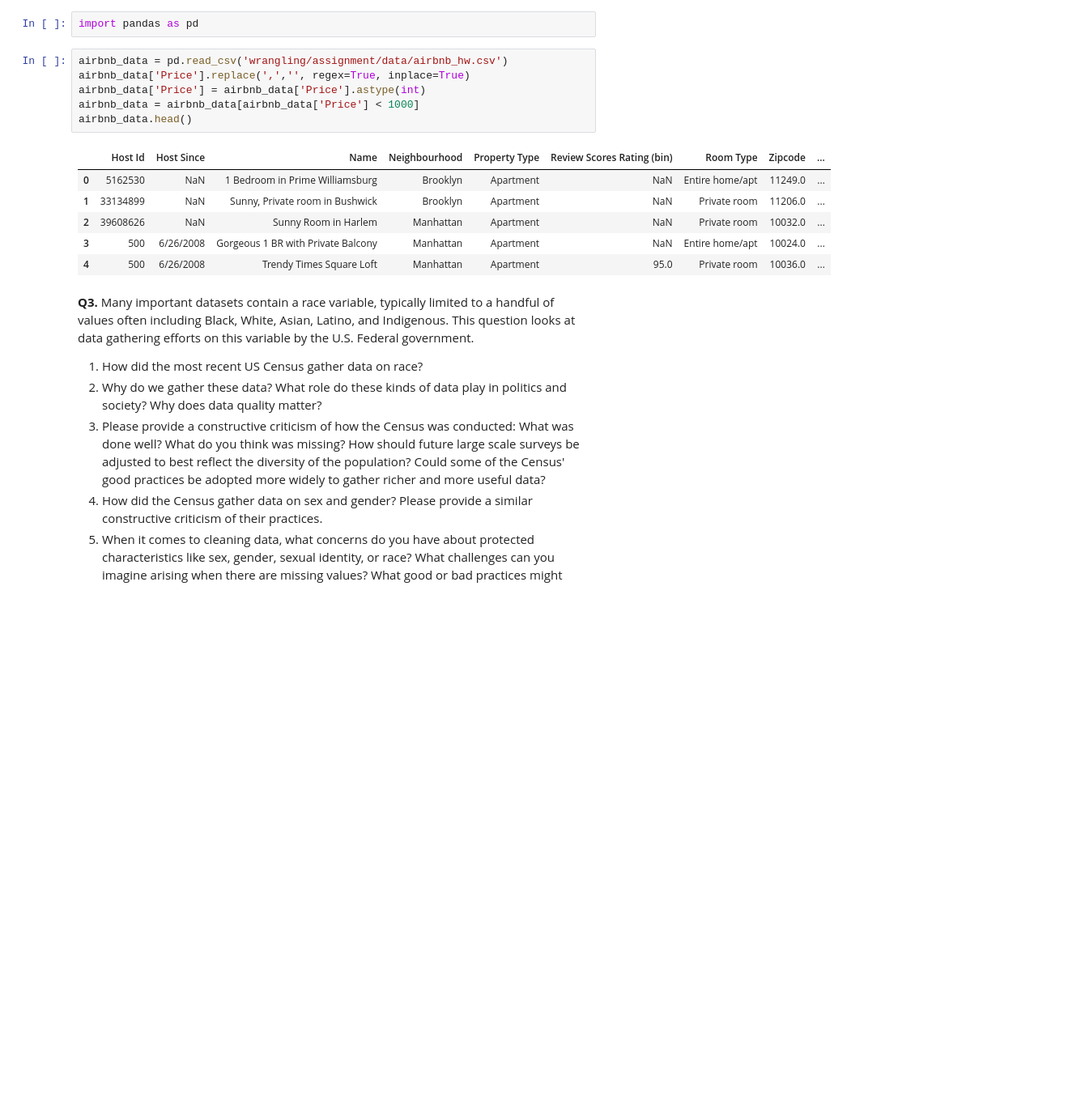
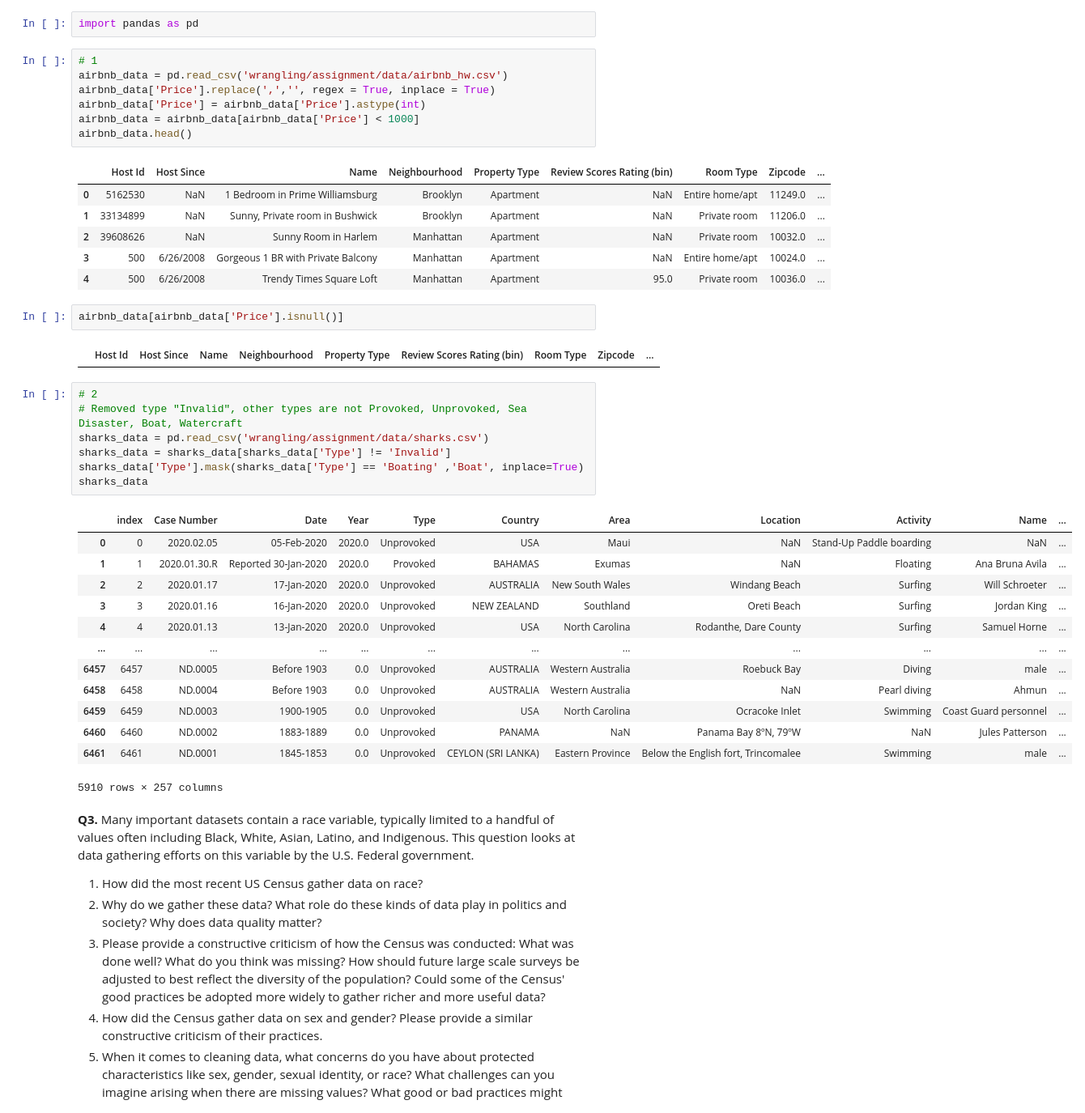
Before and after one commit to laurenwisniewski/DS3001-wrangling, a Jupyter notebook: assignment/assignment.ipynb, the cells around one changed output. Shown: that part at 81% size. Drawn from its saved outputs; the diff is of its cells as text; blank space fills up the shorter version.

```diff
--- a/assignment/assignment.ipynb
+++ b/assignment/assignment.ipynb
@@ -32,8 +32,9 @@ Resolving deltas: 100% (41/41), done.
 # %%
 import pandas as pd
 # %%
+# 1
 airbnb_data = pd.read_csv('wrangling/assignment/data/airbnb_hw.csv')
-airbnb_data['Price'].replace(',','', regex=True, inplace=True)
+airbnb_data['Price'].replace(',','', regex = True, inplace = True)
 airbnb_data['Price'] = airbnb_data['Price'].astype(int)
 airbnb_data = airbnb_data[airbnb_data['Price'] < 1000]
 airbnb_data.head()
@@ -44,6 +45,31 @@ airbnb_data.head()
 | 2 | 39608626 | NaN | Sunny Room in Harlem | Manhattan | Apartment | NaN | Private room | 10032.0 | ... |
 | 3 | 500 | 6/26/2008 | Gorgeous 1 BR with Private Balcony | Manhattan | Apartment | NaN | Entire home/apt | 10024.0 | ... |
 | 4 | 500 | 6/26/2008 | Trendy Times Square Loft | Manhattan | Apartment | 95.0 | Private room | 10036.0 | ... |
+# %%
+airbnb_data[airbnb_data['Price'].isnull()]
+# %% [output]
+|  | Host Id | Host Since | Name | Neighbourhood | Property Type | Review Scores Rating (bin) | Room Type | Zipcode | ... |
+# %%
+# 2
+# Removed type "Invalid", other types are not Provoked, Unprovoked, Sea Disaster, Boat, Watercraft
+sharks_data = pd.read_csv('wrangling/assignment/data/sharks.csv')
+sharks_data = sharks_data[sharks_data['Type'] != 'Invalid']
+sharks_data['Type'].mask(sharks_data['Type'] == 'Boating' ,'Boat', inplace=True)
+sharks_data
+# %% [output]
+|  | index | Case Number | Date | Year | Type | Country | Area | Location | Activity | Name | ... |
+| 0 | 0 | 2020.02.05 | 05-Feb-2020 | 2020.0 | Unprovoked | USA | Maui | NaN | Stand-Up Paddle boarding | NaN | ... |
+| 1 | 1 | 2020.01.30.R | Reported 30-Jan-2020 | 2020.0 | Provoked | BAHAMAS | Exumas | NaN | Floating | Ana Bruna Avila | ... |
+| 2 | 2 | 2020.01.17 | 17-Jan-2020 | 2020.0 | Unprovoked | AUSTRALIA | New South Wales | Windang Beach | Surfing | Will Schroeter | ... |
+| 3 | 3 | 2020.01.16 | 16-Jan-2020 | 2020.0 | Unprovoked | NEW ZEALAND | Southland | Oreti Beach | Surfing | Jordan King | ... |
+| 4 | 4 | 2020.01.13 | 13-Jan-2020 | 2020.0 | Unprovoked | USA | North Carolina | Rodanthe, Dare County | Surfing | Samuel Horne | ... |
+| ... | ... | ... | ... | ... | ... | ... | ... | ... | ... | ... | ... |
+| 6457 | 6457 | ND.0005 | Before 1903 | 0.0 | Unprovoked | AUSTRALIA | Western Australia | Roebuck Bay | Diving | male | ... |
+| 6458 | 6458 | ND.0004 | Before 1903 | 0.0 | Unprovoked | AUSTRALIA | Western Australia | NaN | Pearl diving | Ahmun | ... |
+| 6459 | 6459 | ND.0003 | 1900-1905 | 0.0 | Unprovoked | USA | North Carolina | Ocracoke Inlet | Swimming | Coast Guard personnel | ... |
+| 6460 | 6460 | ND.0002 | 1883-1889 | 0.0 | Unprovoked | PANAMA | NaN | Panama Bay 8ºN, 79ºW | NaN | Jules Patterson | ... |
+| 6461 | 6461 | ND.0001 | 1845-1853 | 0.0 | Unprovoked | CEYLON (SRI LANKA) | Eastern Province | Below the English fort, Trincomalee | Swimming | male | ... |
+5910 rows × 257 columns
 # %% [markdown]
 **Q3.** Many important datasets contain a race variable, typically limited to a handful of values often including Black, White, Asian, Latino, and Indigenous. This question looks at data gathering efforts on this variable by the U.S. Federal government.
 
```
